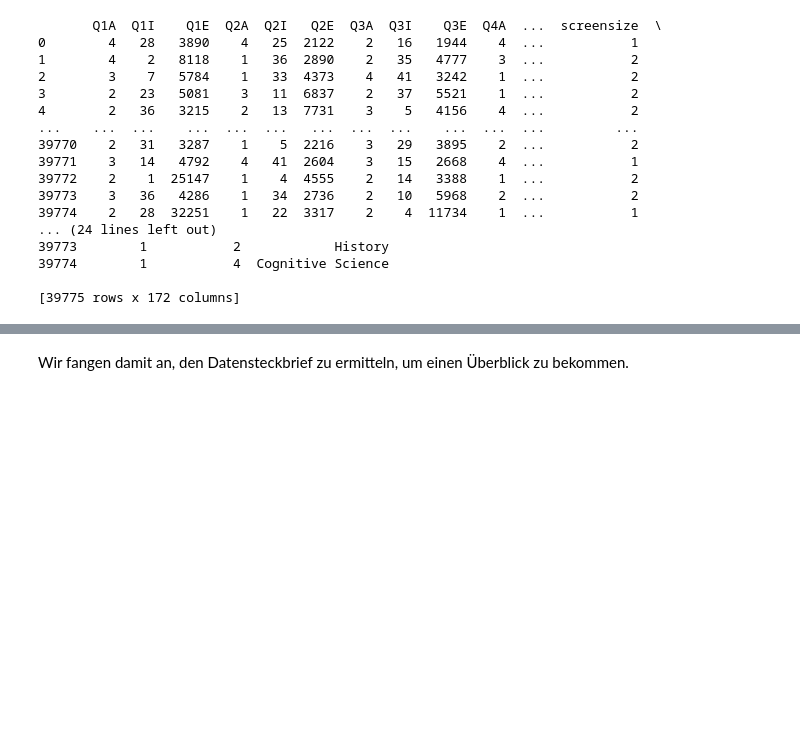
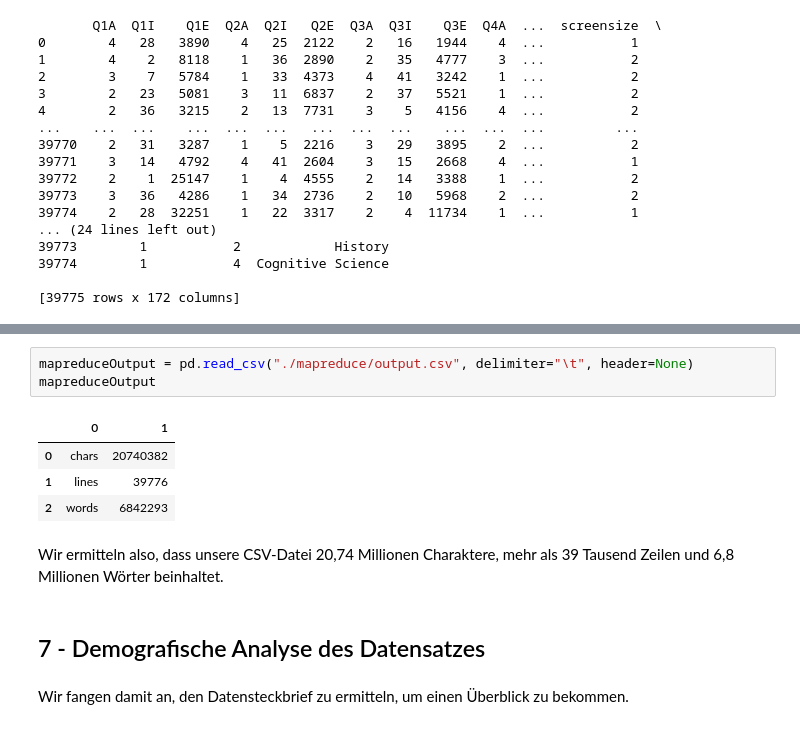
Before and after one commit to wi21b030/Mental-Health, a Jupyter notebook: Mental-Health.ipynb, the cells around one changed output, grey strips where cells are left out. Saved outputs shown, nothing was run; the diff lists cells and outputs as text; blank space fills up the shorter version.

```diff
--- a/Mental-Health.ipynb
+++ b/Mental-Health.ipynb
@@ -157,3 +216,15 @@ print(data)
+# %%
+mapreduceOutput = pd.read_csv("./mapreduce/output.csv", delimiter="\t", header=None)
+mapreduceOutput
+# %% [output]
+|  | 0 | 1 |
+| 0 | chars | 20740382 |
+| 1 | lines | 39776 |
+| 2 | words | 6842293 |
+# %% [markdown]
+Wir ermitteln also, dass unsere CSV-Datei 20,74 Millionen Charaktere, mehr als 39 Tausend Zeilen und 6,8 Millionen Wörter beinhaltet.
+# %% [markdown]
+## 7 - Demografische Analyse des Datensatzes
 # %% [markdown]
 Wir fangen damit an, den Datensteckbrief zu ermitteln, um einen Überblick zu bekommen.
 # %%
```
Also changed, not shown: parts of 5 cells of this notebook, 3 other files.
